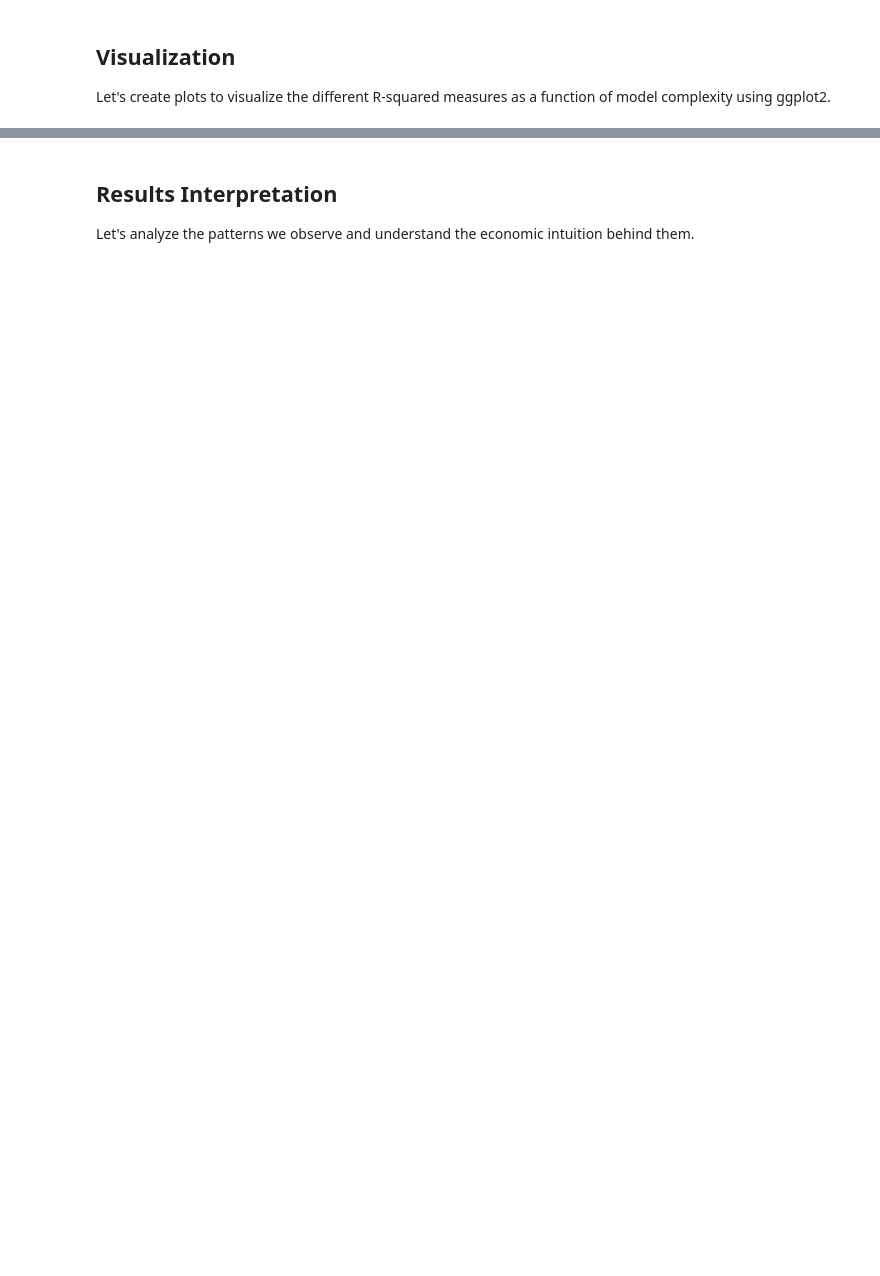
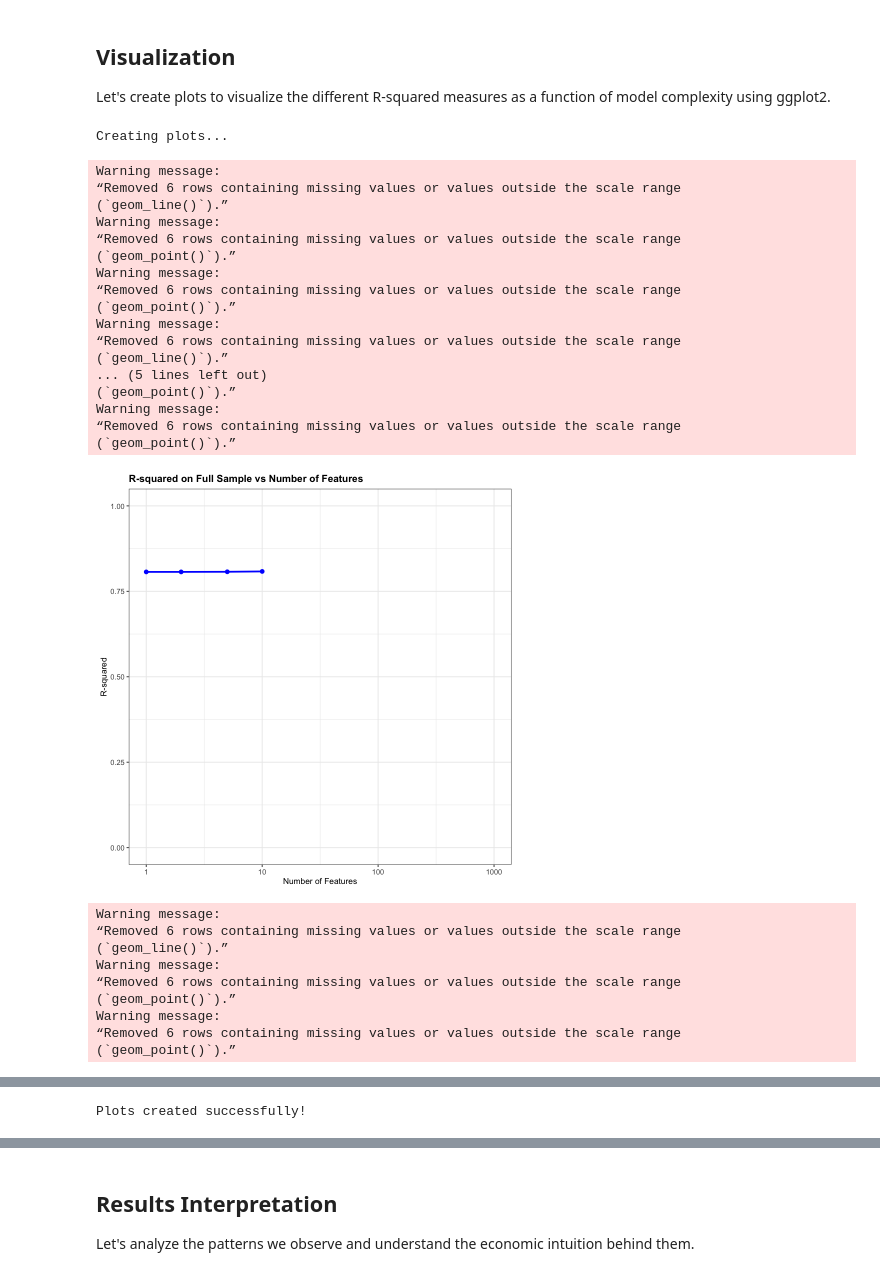
Before and after one commit to gsaco/High_Dimensional_Linear_Models, a Jupyter notebook: R/scripts/part2_overfitting.ipynb, the cells around one changed output, grey strips where cells are left out. Saved outputs shown, nothing was run; the diff lists cells and outputs as text; code cells hidden in the pictures; blank space fills up the shorter version.

```diff
--- a/R/scripts/part2_overfitting.ipynb
+++ b/R/scripts/part2_overfitting.ipynb
@@ -248,7 +309,7 @@ create_plots <- function(df_results) {
     theme(
       plot.title = element_text(size = 12, face = "bold"),
       axis.title = element_text(size = 10),
-      panel.grid.minor = element_line(alpha = 0.3)
+      panel.grid.minor = element_line()
     )
 
   print(p1)
@@ -267,32 +328,61 @@ create_plots <- function(df_results) {
     theme(
       plot.title = element_text(size = 12, face = "bold"),
       axis.title = element_text(size = 10),
-      panel.grid.minor = element_line(alpha = 0.3)
+      panel.grid.minor = element_line()
     )
 
   print(p2)
 
   # Plot 3: Out-of-sample R-squared
   p3 <- ggplot(df_results, aes(x = n_features, y = r2_out_of_sample)) +
     geom_line(color = "red", size = 1) +
     geom_point(color = "red", size = 2, shape = 17) +
     scale_x_log10() +
     labs(
       title = "Out-of-Sample R-squared vs Number of Features",
       x = "Number of Features",
       y = "Out-of-Sample R-squared"
     ) +
     theme_bw() +
     theme(
       plot.title = element_text(size = 12, face = "bold"),
       axis.title = element_text(size = 10),
-      panel.grid.minor = element_line(alpha = 0.3)
+      panel.grid.minor = element_line()
     )
 
   print(p3)
 
   cat("Plots created successfully!\n")
 }
 
 # Create the plots
 create_plots(results_df)
+# %% [output]
+Creating plots...
+Warning message:
+“Removed 6 rows containing missing values or values outside the scale range
+(`geom_line()`).”
+Warning message:
+“Removed 6 rows containing missing values or values outside the scale range
+(`geom_point()`).”
+Warning message:
+“Removed 6 rows containing missing values or values outside the scale range
+(`geom_point()`).”
+Warning message:
+“Removed 6 rows containing missing values or values outside the scale range
+(`geom_line()`).”
+... (5 lines left out)
+(`geom_point()`).”
+Warning message:
+“Removed 6 rows containing missing values or values outside the scale range
+(`geom_point()`).”
+[figure, added]
+Warning message:
+“Removed 6 rows containing missing values or values outside the scale range
+(`geom_line()`).”
+Warning message:
+“Removed 6 rows containing missing values or values outside the scale range
+(`geom_point()`).”
+Warning message:
+“Removed 6 rows containing missing values or values outside the scale range
+(`geom_point()`).”
@@ -298,0 +390 @@ create_plots(results_df)
+Plots created successfully!
```
Also changed, not shown: parts of 10 cells of this notebook, 4 other files.
